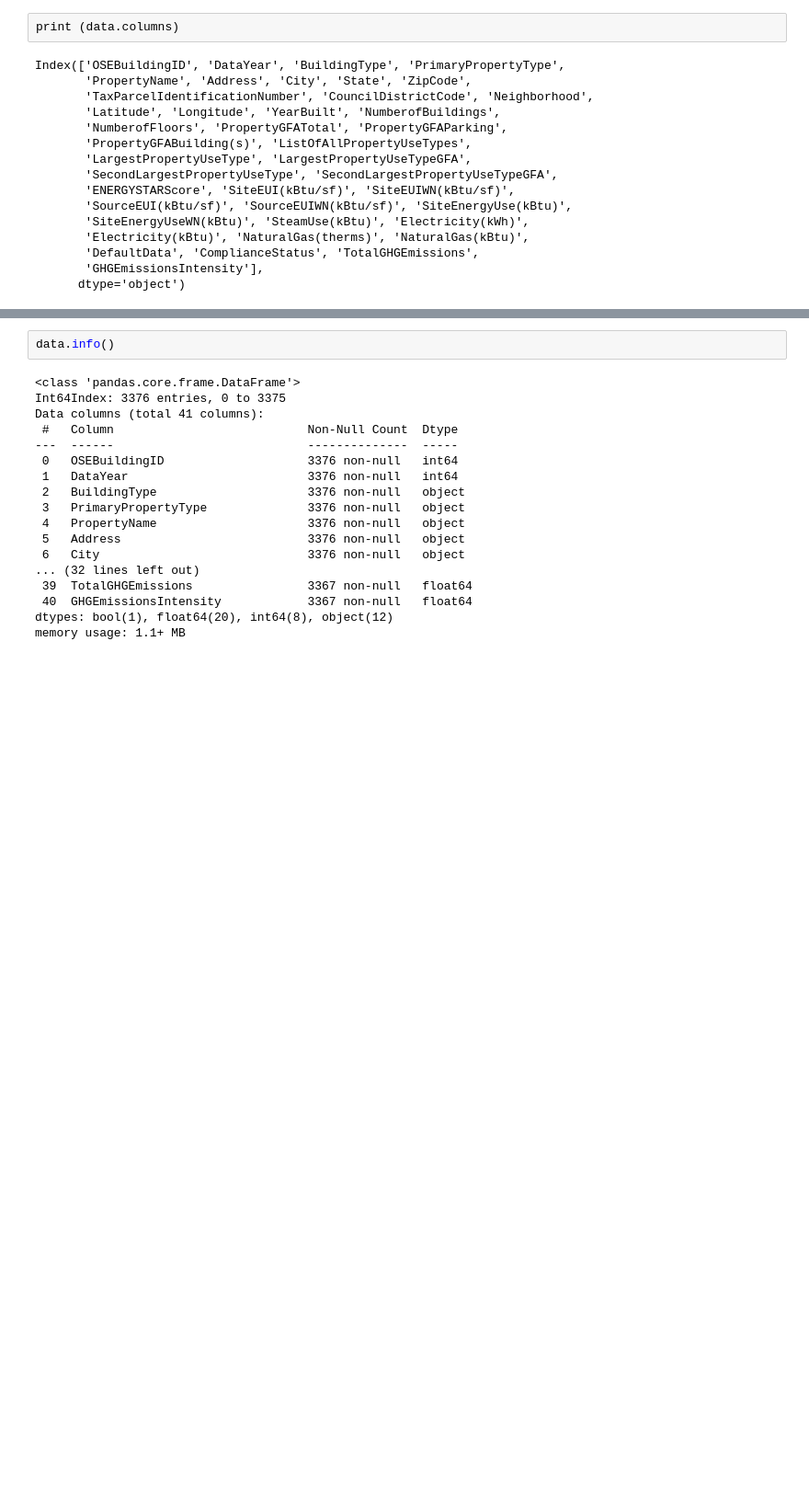
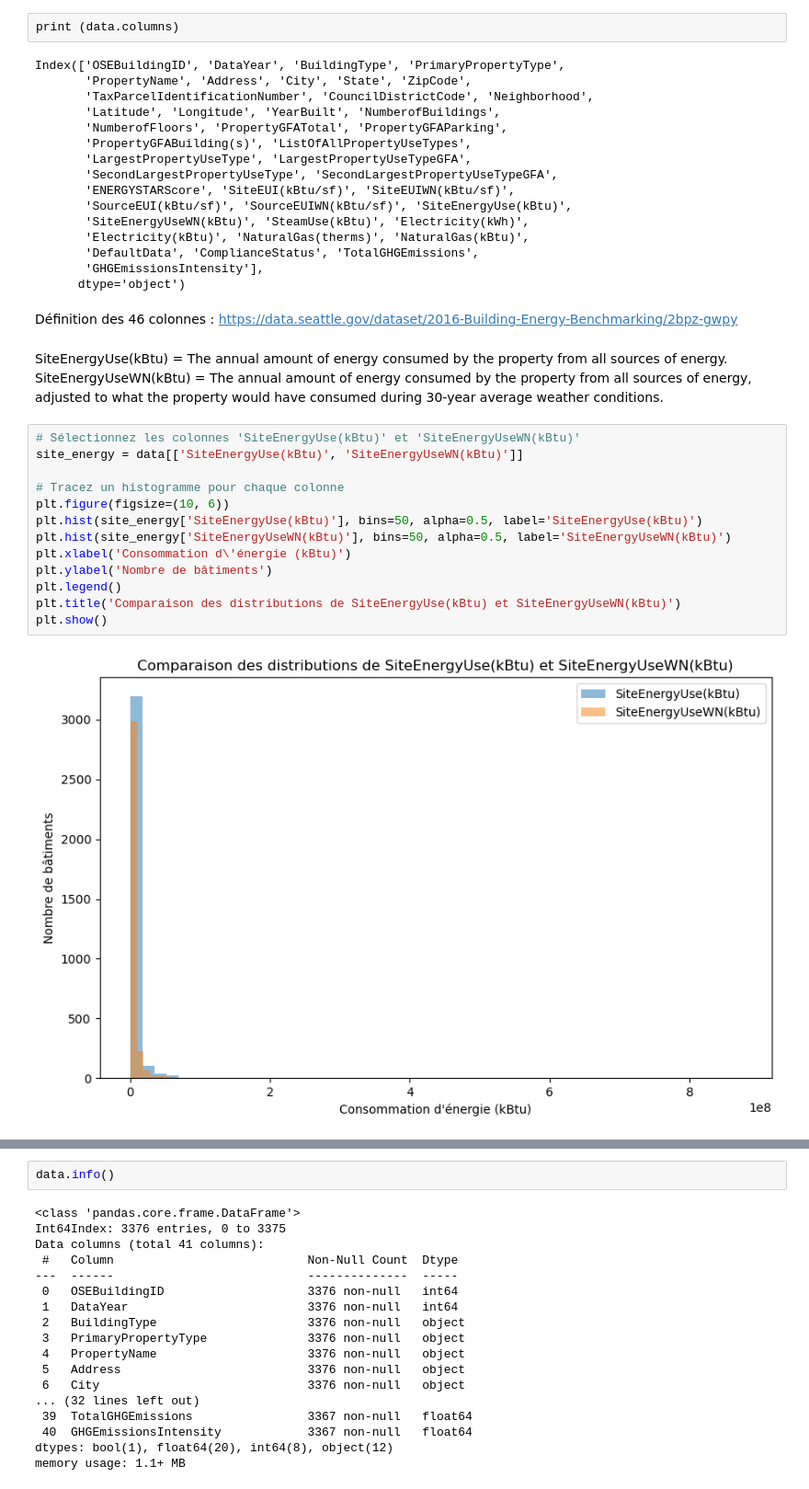
Before and after one commit to Tarek-D/P4_Anticipez-les-besoins-en-consommation-de-ba-timents, a Jupyter notebook: explore.ipynb, the cells around one changed output, grey strips where cells are left out. Shown at 92% size. Drawn from its saved outputs; the diff is of its cells as text; blank space fills up the shorter version.

```diff
--- a/explore.ipynb
+++ b/explore.ipynb
@@ -183,3 +183,23 @@ Index(['OSEBuildingID', 'DataYear', 'BuildingType', 'PrimaryPropertyType',
        'DefaultData', 'ComplianceStatus', 'TotalGHGEmissions',
        'GHGEmissionsIntensity'],
       dtype='object')
+# %% [markdown]
+Définition des 46 colonnes : https://data.seattle.gov/dataset/2016-Building-Energy-Benchmarking/2bpz-gwpy
+# %% [markdown]
+SiteEnergyUse(kBtu) = The annual amount of energy consumed by the property from all sources of energy.
+SiteEnergyUseWN(kBtu) = The annual amount of energy consumed by the property from all sources of energy, adjusted to what the property would have consumed during 30-year average weather conditions.
+# %%
+# Sélectionnez les colonnes 'SiteEnergyUse(kBtu)' et 'SiteEnergyUseWN(kBtu)'
+site_energy = data[['SiteEnergyUse(kBtu)', 'SiteEnergyUseWN(kBtu)']]
+
+# Tracez un histogramme pour chaque colonne
+plt.figure(figsize=(10, 6))
+plt.hist(site_energy['SiteEnergyUse(kBtu)'], bins=50, alpha=0.5, label='SiteEnergyUse(kBtu)')
+plt.hist(site_energy['SiteEnergyUseWN(kBtu)'], bins=50, alpha=0.5, label='SiteEnergyUseWN(kBtu)')
+plt.xlabel('Consommation d\'énergie (kBtu)')
+plt.ylabel('Nombre de bâtiments')
+plt.legend()
+plt.title('Comparaison des distributions de SiteEnergyUse(kBtu) et SiteEnergyUseWN(kBtu)')
+plt.show()
+# %% [output]
+[figure, added]
```
Also changed, not shown: parts of 10 cells of this notebook.
